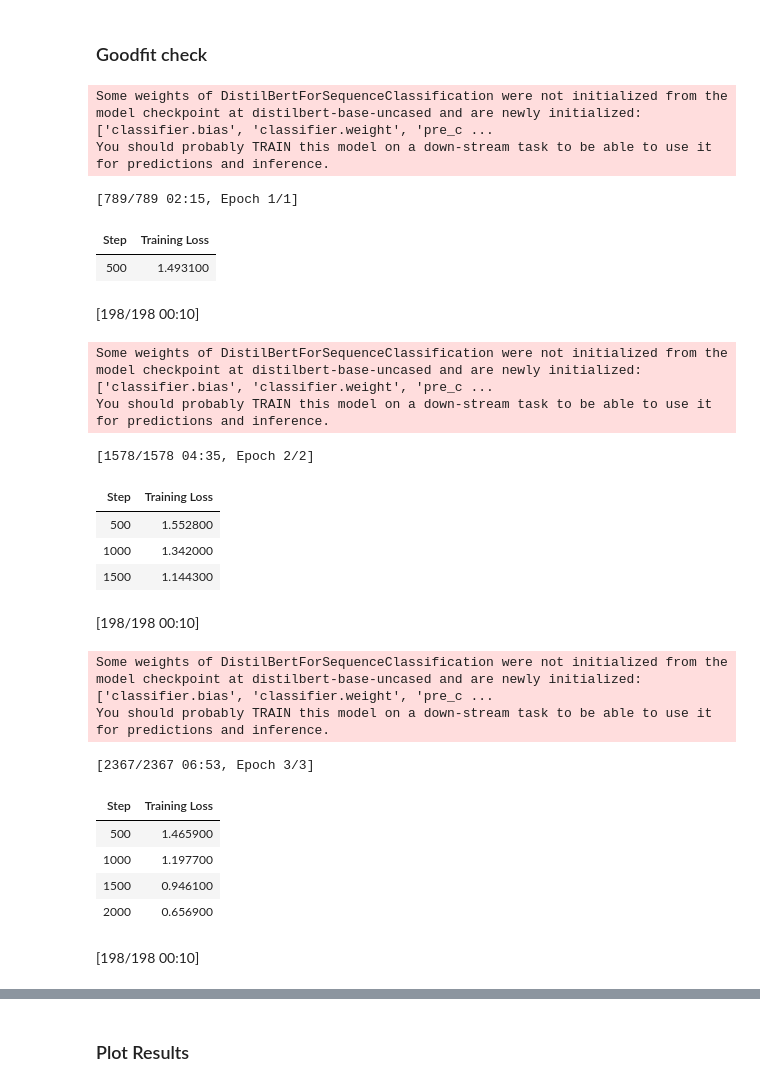
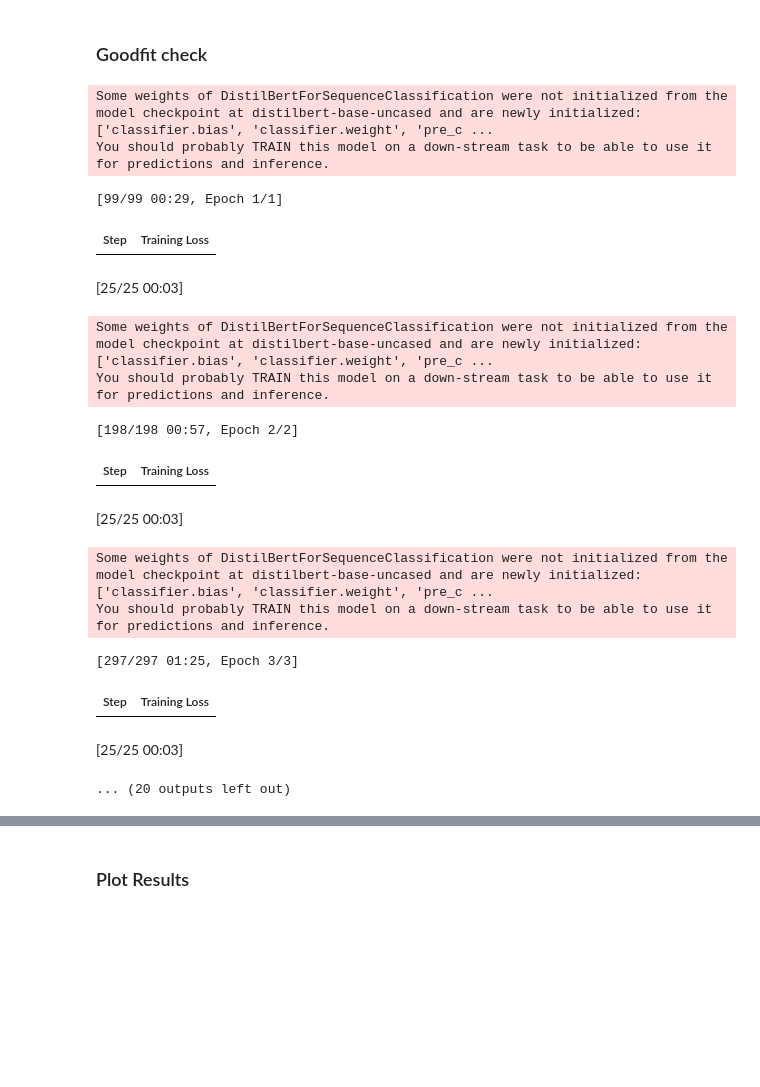
Before and after one commit to ToniGGR/Burp-NLP, a Jupyter notebook: auth_recognition/Author_recognition.ipynb, the cells around one changed output, grey strips where cells are left out. Drawn from its saved outputs; the diff is of its cells as text; code cells hidden in the pictures; blank space fills up the shorter version.

```diff
--- a/auth_recognition/Author_recognition.ipynb
+++ b/auth_recognition/Author_recognition.ipynb
@@ -88,8 +30,8 @@ Successfully installed regex-2024.11.6 tokenizers-0.21.0 transformers-4.48.3
 # %% [markdown]
 ## Import Data and clean data
 # %%
-PATH_TO_RAW_DATA = "/home/anton/Anton/Studium/DHBW /Semester_5/Text_Analysis/repo/Burg-NLP/data/rick_and_morty_master.csv"
-PATH_TO_CLEAN_DATA = r"C:\Users\admin\Desktop\Anton\duales Studium\DHBW\Semester5\Text Analysis\rick_and_morty_master_clean.csv"
+PATH_TO_RAW_DATA = "../data/rick_and_morty_master.csv"
+PATH_TO_CLEAN_DATA = r"../data/rick_and_morty_master_clean.csv"
 
 df = pd.read_csv( PATH_TO_CLEAN_DATA , index_col = "Unnamed: 0")
 df
@@ -138,17 +80,19 @@ df['speaker'] = df["speaker"].apply(lambda x : x.lower())
 df["dialouge"] = df["dialouge"].str.replace("[^\w\s]","" , regex=True)
 df["speaker"] = df["speaker"].str.replace("[^\w\s]","" , regex=True)
 
-# double jerry beth and summer as they are underrepresanted
+#double jerry beth and summer as they are underrepresanted
 speakers = ["rick" , "morty" , "jerry" , "beth" , "summer"]
 imb_speaker =  ["jerry" , "beth" , "summer"]
-df_imb_speaker = df[df.speaker.isin(imb_speaker)]
+#
 df = df[df.speaker.isin(speakers)]
-df = pd.concat([df ,df_imb_speaker] )
+# df = pd.concat([df ,df_imb_speaker])
+
 
 #Encode speakers to numbers
 labelencoder = LabelEncoder()
 df['speaker_enc'] = labelencoder.fit_transform(df['speaker'].tolist())
-df['speaker_enc'].value_counts()
+print(df['speaker_enc'].value_counts())
+print(df['speaker'].value_counts())
 # %% [output]
 speaker_enc
 3    2052
@@ -167,8 +123,3 @@ morty     1531
 beth      1370
 summer    1302
 Name: count, dtype: int64
-# %%
-# lower strings
-texts = [ str(x).lower() for x in df['dialouge']]
-labels = df["speaker_enc"].to_list()
-labels
@@ -190,4 +147,14 @@ from transformers import EvalPrediction
 # %%
-train_texts, val_texts, train_labels, val_labels = train_test_split(texts, labels,
-                                                                    test_size=0.2, random_state=42)
+df_train, df_val = train_test_split(df,test_size=0.2, random_state=42)
+
+
+imb_speaker =  ["jerry" , "beth" , "summer"]
+df_imb_speaker = df_train[df_train.speaker.isin(imb_speaker)]
+df_train = pd.concat([df_train ,df_imb_speaker])
+
+train_labels = df_train["speaker_enc"].to_list()
+val_labels = df_val["speaker_enc"].to_list()
+
+train_texts = [ str(x).lower() for x in df_train['dialouge']]
+val_texts = [ str(x).lower() for x in df_val['dialouge']]
 # %% [output]
@@ -276,9 +222,10 @@ def compute_metrics(p: EvalPrediction):
 # %%
 from transformers import TrainingArguments, Trainer
 # %%
-# Train 3 models (1,2,3) epochs and see test result
+# Train 3 models (1,2,3,4,5) epochs and see test result
 results = []
-for x in range(3):
+trainers = []
+for x in range(8):
 
     model = DistilBertForSequenceClassification.from_pretrained('distilbert-base-uncased', num_labels=5)
 
@@ -288,49 +235,39 @@ for x in range(3):
         per_device_eval_batch_size=8,
         output_dir = './results',
         num_train_epochs=x + 1,
         save_steps=1000,
         save_total_limit=2
     )
-    # Prepare data collator for padding sequences
-    data_collator = DataCollatorWithPadding(tokenizer=tokenizer)
-    # Define Trainer object for training the model
     trainer = Trainer(
         model=model,
         args=training_args,
         train_dataset=train_dataset,
         eval_dataset=val_dataset,
         tokenizer=tokenizer,
-    #    data_collator=data_collator,
         compute_metrics = compute_metrics
     )
 
     # Train the model
     trainer.train()
+    trainers.append(pd.DataFrame(trainer.state.log_history))
     # Evaluation
     eval_results = trainer.evaluate()
     results.append(eval_results)
 # %% [output]
 Some weights of DistilBertForSequenceClassification were not initialized from the model checkpoint at distilbert-base-uncased and are newly initialized: ['classifier.bias', 'classifier.weight', 'pre_c ...
 You should probably TRAIN this model on a down-stream task to be able to use it for predictions and inference.
-[789/789 02:15, Epoch 1/1]
+[99/99 00:29, Epoch 1/1]
 | Step | Training Loss |
-| 500 | 1.493100 |
-[198/198 00:10]
+[25/25 00:03]
 Some weights of DistilBertForSequenceClassification were not initialized from the model checkpoint at distilbert-base-uncased and are newly initialized: ['classifier.bias', 'classifier.weight', 'pre_c ...
 You should probably TRAIN this model on a down-stream task to be able to use it for predictions and inference.
-[1578/1578 04:35, Epoch 2/2]
+[198/198 00:57, Epoch 2/2]
 | Step | Training Loss |
-| 500 | 1.552800 |
-| 1000 | 1.342000 |
-| 1500 | 1.144300 |
-[198/198 00:10]
+[25/25 00:03]
 Some weights of DistilBertForSequenceClassification were not initialized from the model checkpoint at distilbert-base-uncased and are newly initialized: ['classifier.bias', 'classifier.weight', 'pre_c ...
 You should probably TRAIN this model on a down-stream task to be able to use it for predictions and inference.
-[2367/2367 06:53, Epoch 3/3]
+[297/297 01:25, Epoch 3/3]
 | Step | Training Loss |
-| 500 | 1.465900 |
-| 1000 | 1.197700 |
-| 1500 | 0.946100 |
-| 2000 | 0.656900 |
-[198/198 00:10]
+[25/25 00:03]
+... (20 outputs left out)
 # %%
```
Also changed, not shown: parts of 29 cells of this notebook, 26 other files.
